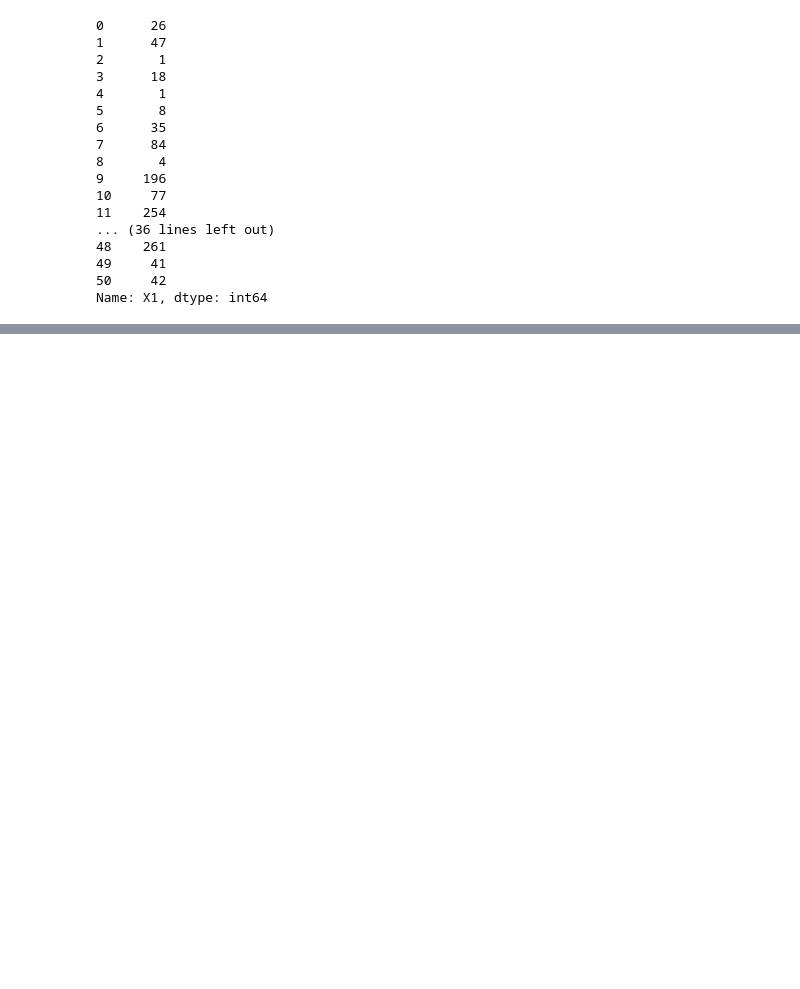
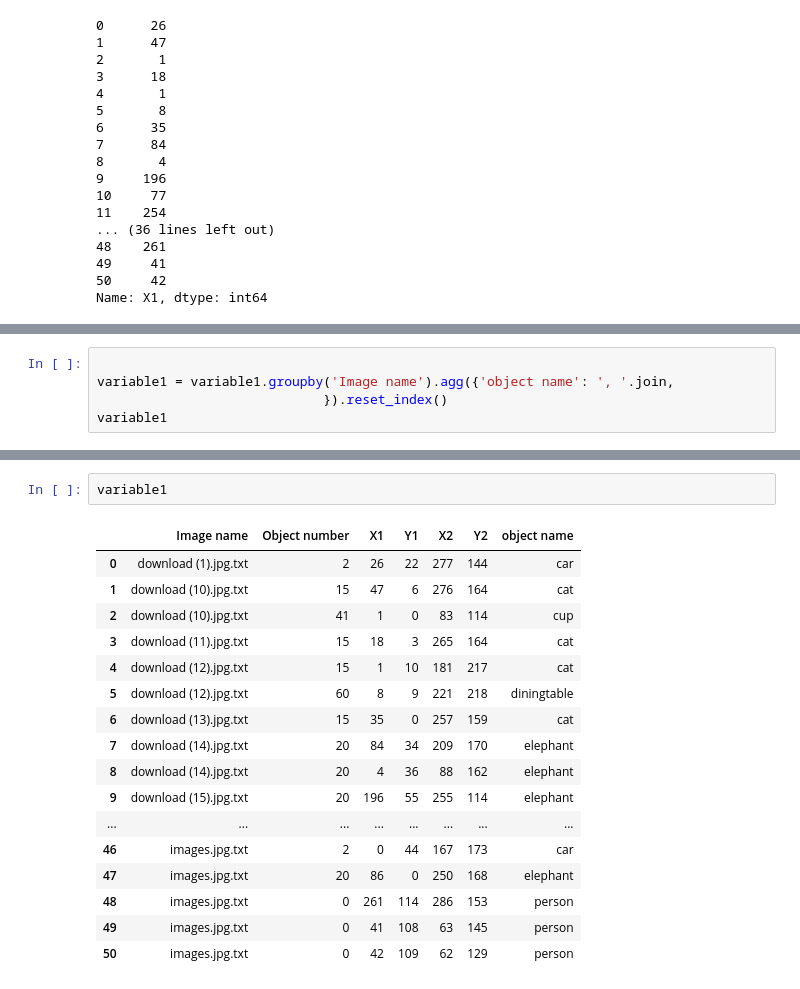
Before and after one commit to anindameister/pandas_jupyter, a Jupyter notebook: excelpython.ipynb, the cells around one changed output, grey strips where cells are left out. Cells and saved outputs as stored; diff of their text form; blank space fills up the shorter version.

```diff
--- a/excelpython.ipynb
+++ b/excelpython.ipynb
@@ -82,0 +107,5 @@ variable2
+# %%
+
+variable1 = variable1.groupby('Image name').agg({'object name': ', '.join,
+                             }).reset_index()
+variable1
@@ -82,0 +130,20 @@ variable2
+# %%
+variable1
+# %% [output]
+|  | Image name | Object number | X1 | Y1 | X2 | Y2 | object name |
+| 0 | download (1).jpg.txt | 2 | 26 | 22 | 277 | 144 | car |
+| 1 | download (10).jpg.txt | 15 | 47 | 6 | 276 | 164 | cat |
+| 2 | download (10).jpg.txt | 41 | 1 | 0 | 83 | 114 | cup |
+| 3 | download (11).jpg.txt | 15 | 18 | 3 | 265 | 164 | cat |
+| 4 | download (12).jpg.txt | 15 | 1 | 10 | 181 | 217 | cat |
+| 5 | download (12).jpg.txt | 60 | 8 | 9 | 221 | 218 | diningtable |
+| 6 | download (13).jpg.txt | 15 | 35 | 0 | 257 | 159 | cat |
+| 7 | download (14).jpg.txt | 20 | 84 | 34 | 209 | 170 | elephant |
+| 8 | download (14).jpg.txt | 20 | 4 | 36 | 88 | 162 | elephant |
+| 9 | download (15).jpg.txt | 20 | 196 | 55 | 255 | 114 | elephant |
+| ... | ... | ... | ... | ... | ... | ... | ... |
+| 46 | images.jpg.txt | 2 | 0 | 44 | 167 | 173 | car |
+| 47 | images.jpg.txt | 20 | 86 | 0 | 250 | 168 | elephant |
+| 48 | images.jpg.txt | 0 | 261 | 114 | 286 | 153 | person |
+| 49 | images.jpg.txt | 0 | 41 | 108 | 63 | 145 | person |
+| 50 | images.jpg.txt | 0 | 42 | 109 | 62 | 129 | person |
```
Also changed, not shown: parts of 5 cells of this notebook, 1 other file.
